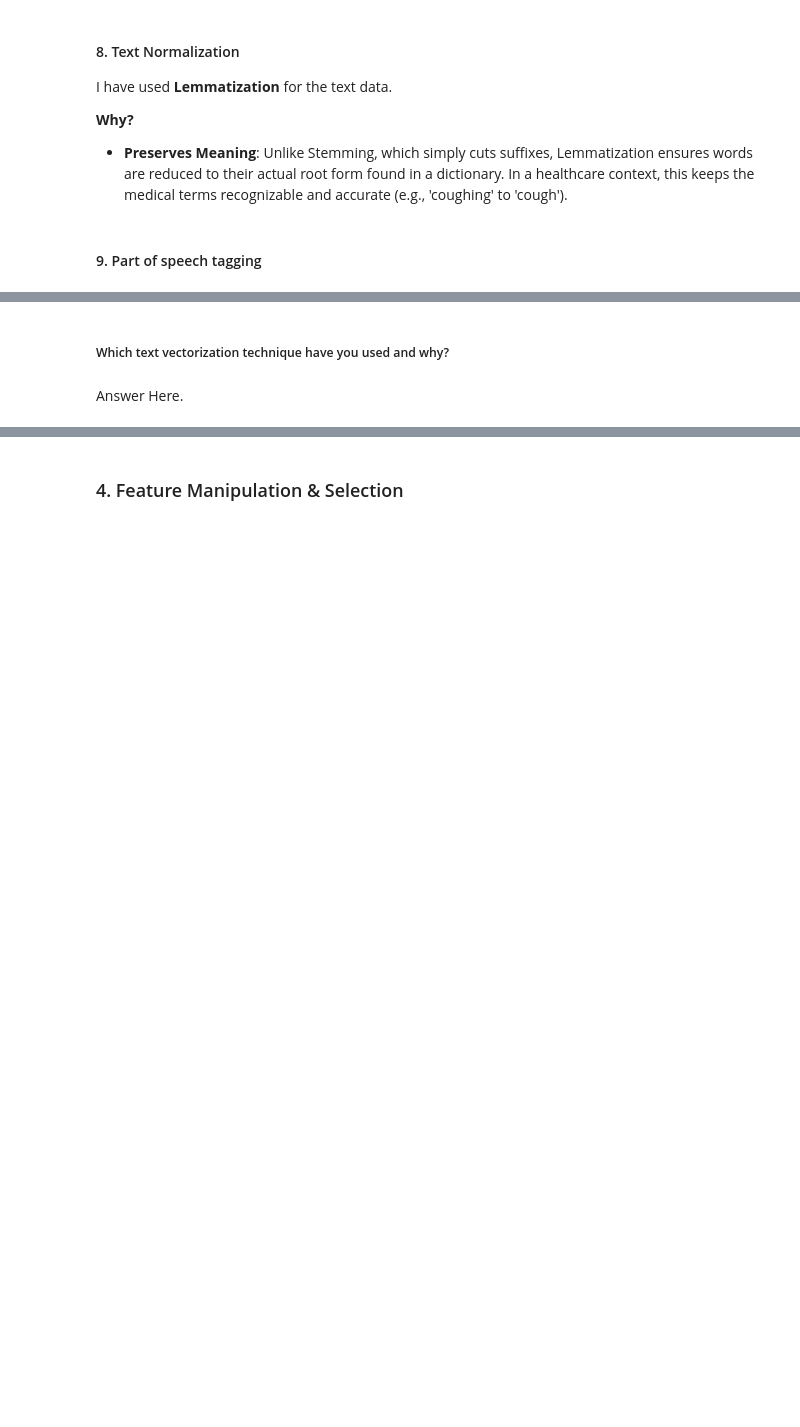
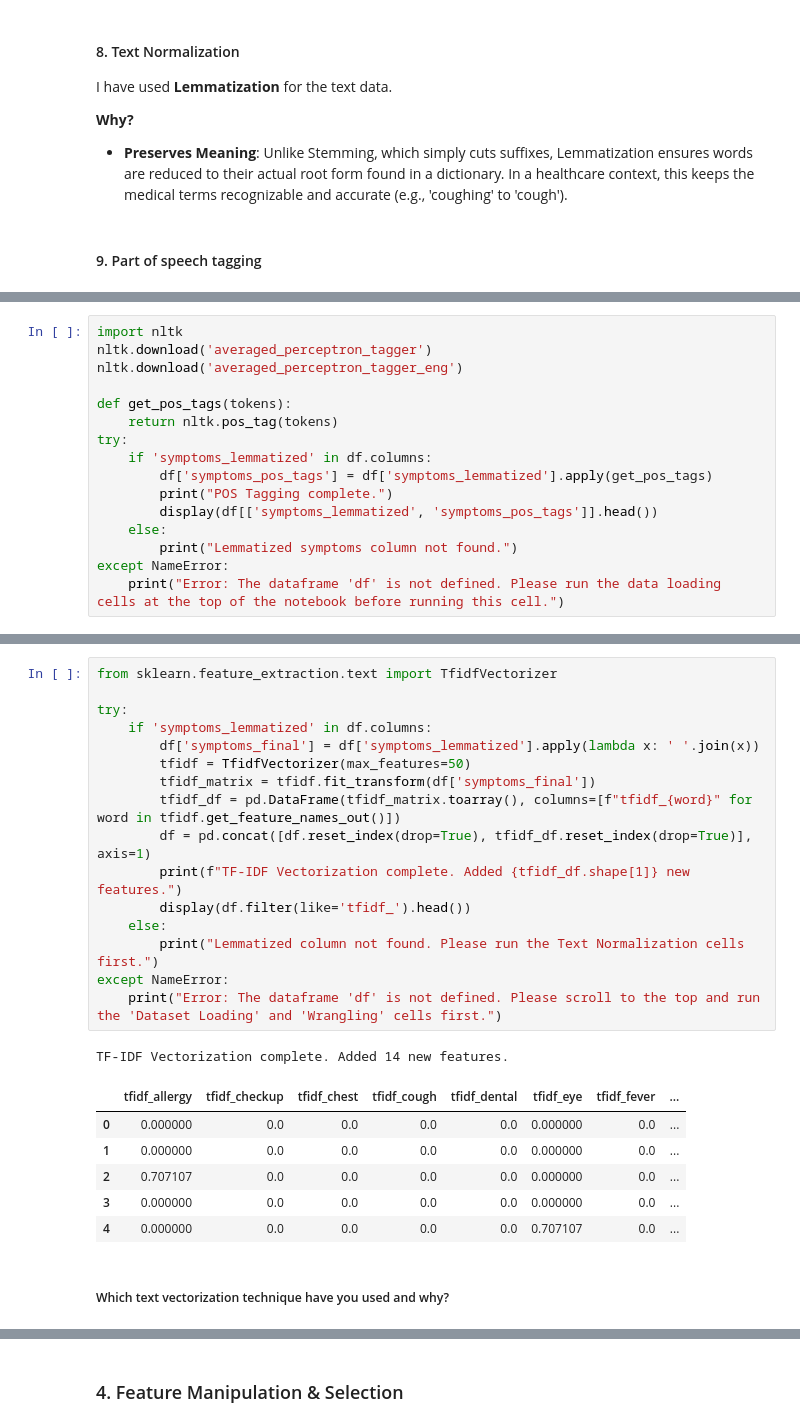
Before and after one commit to akt-developer/Smart-Healthcare-Appointment-System, a Jupyter notebook: Smart_Healthcare_Patient_Appointment.ipynb, the cells around one changed output, grey strips where cells are left out. Cells and saved outputs as stored; diff of their text form; blank space fills up the shorter version.

Commit message:
Feature Engineering & Data Pre-processing Part 2

```diff
--- a/Smart_Healthcare_Patient_Appointment.ipynb
+++ b/Smart_Healthcare_Patient_Appointment.ipynb
@@ -936,0 +931,16 @@ I have used **Lemmatization** for the text data.
+# %%
+import nltk
+nltk.download('averaged_perceptron_tagger')
+nltk.download('averaged_perceptron_tagger_eng')
+
+def get_pos_tags(tokens):
+    return nltk.pos_tag(tokens)
+try:
+    if 'symptoms_lemmatized' in df.columns:
+        df['symptoms_pos_tags'] = df['symptoms_lemmatized'].apply(get_pos_tags)
+        print("POS Tagging complete.")
+        display(df[['symptoms_lemmatized', 'symptoms_pos_tags']].head())
+    else:
+        print("Lemmatized symptoms column not found.")
+except NameError:
+    print("Error: The dataframe 'df' is not defined. Please run the data loading cells at the top of the notebook before running this cell.")
@@ -937,4 +967,26 @@ I have used **Lemmatization** for the text data.
+# %%
+from sklearn.feature_extraction.text import TfidfVectorizer
+
+try:
+    if 'symptoms_lemmatized' in df.columns:
+        df['symptoms_final'] = df['symptoms_lemmatized'].apply(lambda x: ' '.join(x))
+        tfidf = TfidfVectorizer(max_features=50)
+        tfidf_matrix = tfidf.fit_transform(df['symptoms_final'])
+        tfidf_df = pd.DataFrame(tfidf_matrix.toarray(), columns=[f"tfidf_{word}" for word in tfidf.get_feature_names_out()])
+        df = pd.concat([df.reset_index(drop=True), tfidf_df.reset_index(drop=True)], axis=1)
+        print(f"TF-IDF Vectorization complete. Added {tfidf_df.shape[1]} new features.")
+        display(df.filter(like='tfidf_').head())
+    else:
+        print("Lemmatized column not found. Please run the Text Normalization cells first.")
+except NameError:
+    print("Error: The dataframe 'df' is not defined. Please scroll to the top and run the 'Dataset Loading' and 'Wrangling' cells first.")
+# %% [output]
+TF-IDF Vectorization complete. Added 14 new features.
+|  | tfidf_allergy | tfidf_checkup | tfidf_chest | tfidf_cough | tfidf_dental | tfidf_eye | tfidf_fever | ... |
+| 0 | 0.000000 | 0.0 | 0.0 | 0.0 | 0.0 | 0.000000 | 0.0 | ... |
+| 1 | 0.000000 | 0.0 | 0.0 | 0.0 | 0.0 | 0.000000 | 0.0 | ... |
+| 2 | 0.707107 | 0.0 | 0.0 | 0.0 | 0.0 | 0.000000 | 0.0 | ... |
+| 3 | 0.000000 | 0.0 | 0.0 | 0.0 | 0.0 | 0.000000 | 0.0 | ... |
+| 4 | 0.000000 | 0.0 | 0.0 | 0.0 | 0.0 | 0.707107 | 0.0 | ... |
 # %% [markdown]
 ##### Which text vectorization technique have you used and why?
-# %% [markdown]
-Answer Here.
```
Also changed, not shown: parts of 7 cells of this notebook.
